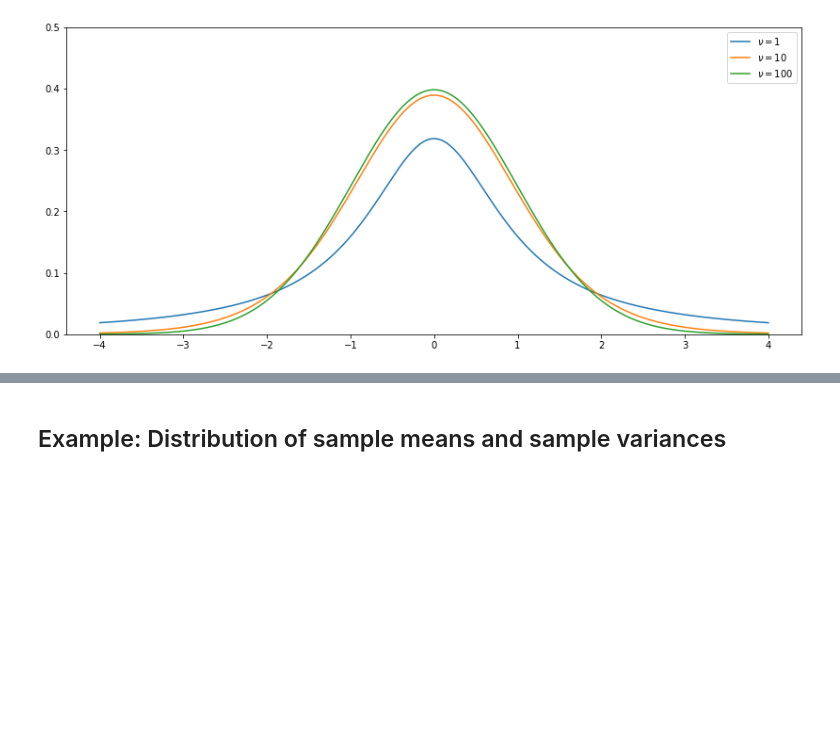
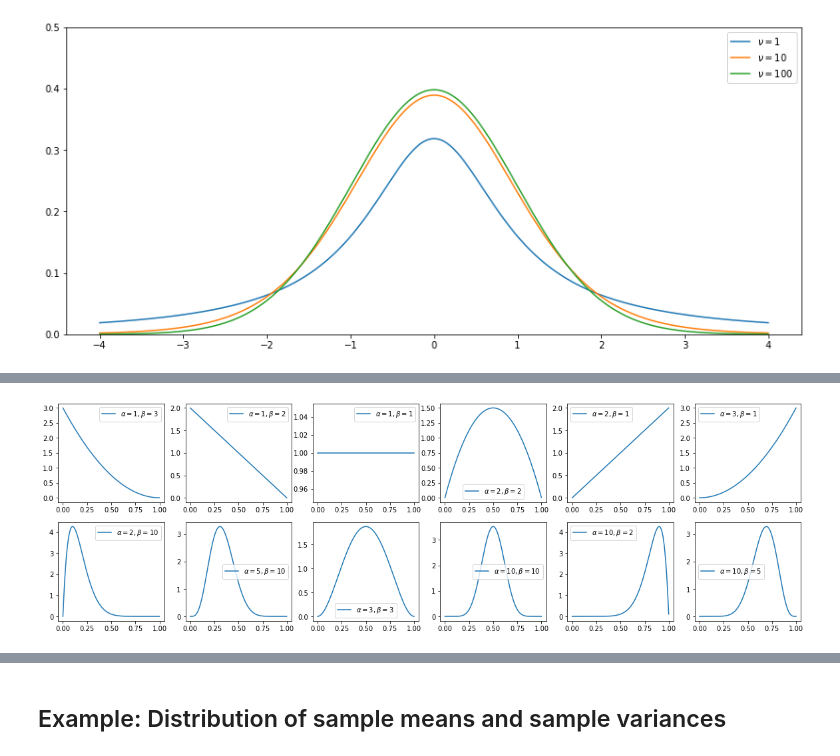
Before and after one commit to v-fuentec/AI-bootcamp, a Jupyter notebook: statistics.ipynb, the cells around one changed output, grey strips where cells are left out. Drawn from its saved outputs; the diff is of its cells as text; code cells hidden in the pictures; blank space fills up the shorter version.

```diff
--- a/statistics.ipynb
+++ b/statistics.ipynb
@@ -286 +316,13 @@ plt.ylim(0,0.5)
+# %%
+from scipy.stats import beta
+
+parameters=[[(1,3), (1,2), (1,1),(2,2), (2,1),(3,1)],
+            [(2,10), (5,10), (3,3),(10,10), (10,2),(10,5)]]
+x = np.arange(0, 1, 0.001)
+f, rows = plt.subplots(2,6, figsize=(20,6))
+for ps, row in zip(parameters,rows):
+    for  p, ax in zip(ps, row):
+        sns.lineplot(x=x, y=beta.pdf(x, p[0], p[1]), ax=ax, label=rf'$\alpha={p[0]}, \beta={p[1]}$')
+# %% [output]
+[figure, added]
 # %% [markdown]
```
Also changed, not shown: parts of 14 cells of this notebook.
